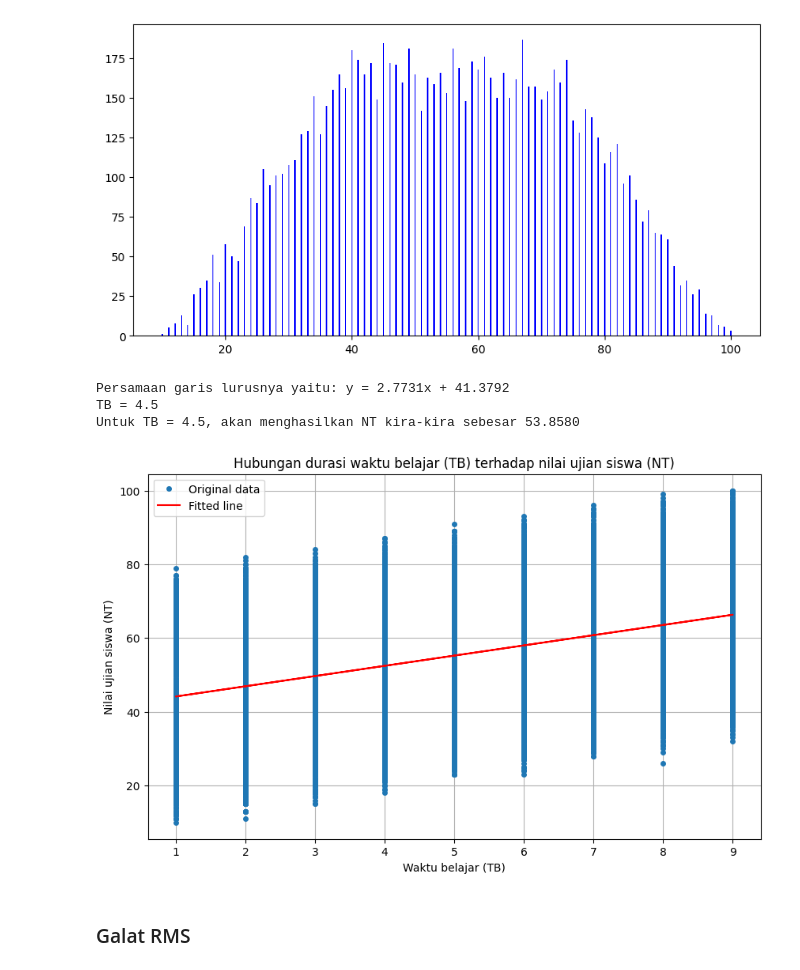
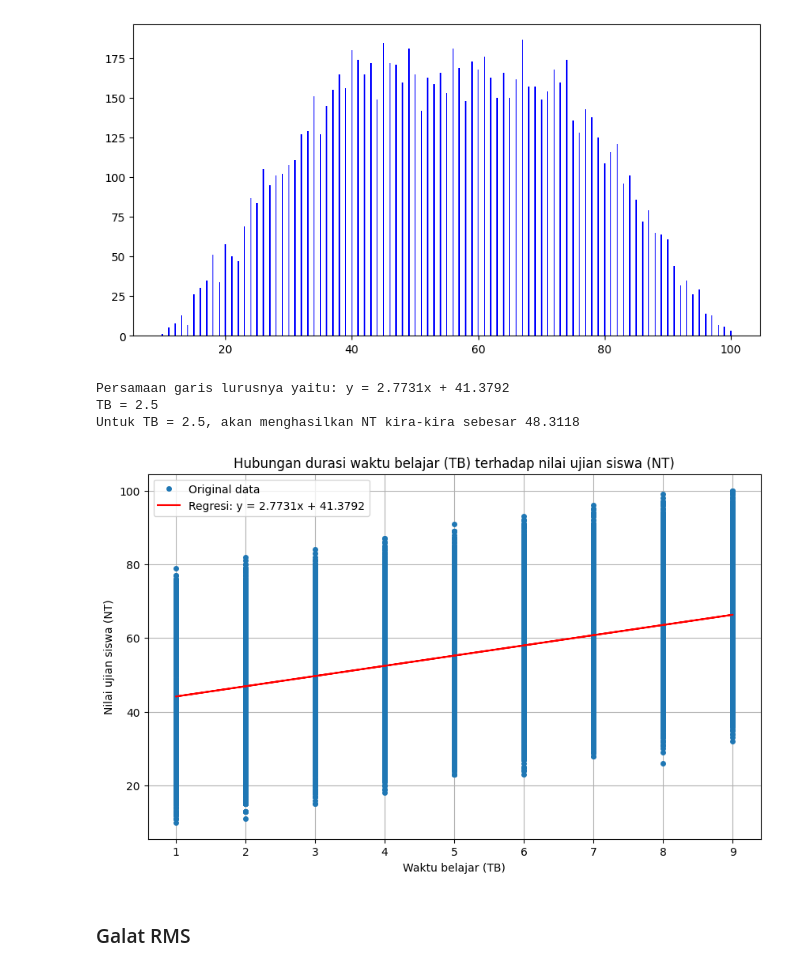
Before and after one commit to FemasAriandaRizki/aplikasi_regresi_untuk_pemecahan_problem, a Jupyter notebook: regresi metode linear.ipynb, the cells around one changed output. Cells and saved outputs as stored; diff of their text form; code cells hidden in the pictures.

```diff
--- a/regresi metode linear.ipynb
+++ b/regresi metode linear.ipynb
@@ -103,39 +103,38 @@ NT = data['Performance Index'].values
 n = len(TB)
 
 # membangun matriks A dan vektor b untuk sistem persamaan linier Ax = b
 # A adalah matriks (n x 2), di mana kolom pertama berisi data hours_studied dan kolom kedua berisi angka satu (untuk menambahkan intercept ke dalam model)
 A = np.vstack([TB, np.ones(n)]).T
 b = NT
 
 # menyelesaikan persamaan Ax = b menggunakan metode kuadrat terkecil (least squares)
 x = np.linalg.lstsq(A, b, rcond=None)[0]
 
 # memisahkan nilai a dan b dari solusi x
 a, b = x
 
-
 # kode testing
 print(f'Persamaan garis lurusnya yaitu: y = {a:.4f}x + {b:.4f}')
-x = 4.5
+x = 2.5
 print(f'TB = {x}')
 print(f'Untuk TB = {x}, akan menghasilkan NT kira-kira sebesar {(a*x + b):.4f}')
 
 
 # plot grafik data dan hasil regresi
 plt.figure(figsize=(10, 6))
 plt.plot(TB, NT, 'o', label='Original data', markersize=4)
-plt.plot(TB, a*TB + b, 'r', label='Fitted line')
+plt.plot(TB, a*TB + b, 'r', label=f'Regresi: y = {a:.4f}x + {b:.4f}')
 plt.xlabel('Waktu belajar (TB)')
 plt.ylabel('Nilai ujian siswa (NT)')
 plt.title('Hubungan durasi waktu belajar (TB) terhadap nilai ujian siswa (NT)')
 plt.legend()
 plt.grid(True)
 plt.show()
 # %% [output]
 Persamaan garis lurusnya yaitu: y = 2.7731x + 41.3792
-TB = 4.5
-Untuk TB = 4.5, akan menghasilkan NT kira-kira sebesar 53.8580
+TB = 2.5
+Untuk TB = 2.5, akan menghasilkan NT kira-kira sebesar 48.3118
-[figure, old version]
+[figure, new version]
 # %% [markdown]
 ### Galat RMS
 # %%
```
Also changed, not shown: 3 other files.
